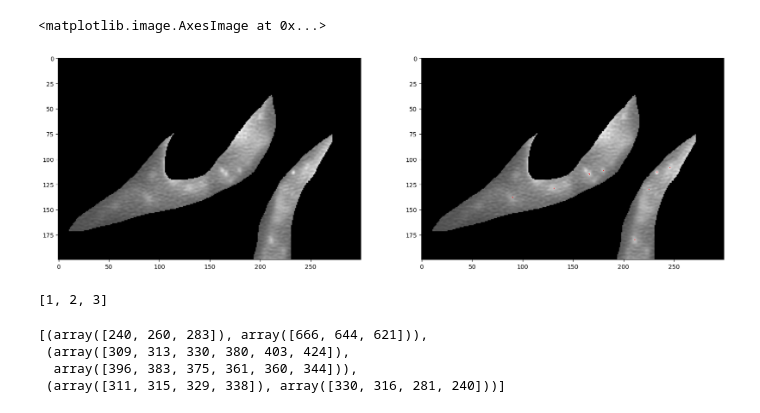
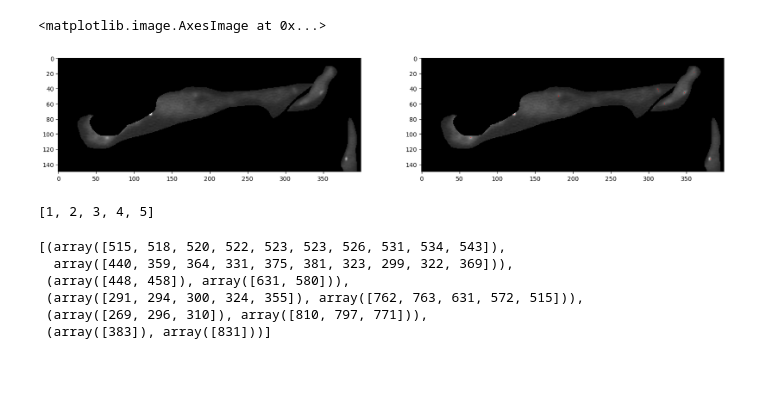
Before and after one commit to fmi-basel/singlemolecule-tracking, a Jupyter notebook: runs/2023-05-30_develop_spot-detection/spot_detection.ipynb, the cells around one changed output. Saved outputs shown, nothing was run; the diff lists cells and outputs as text; code cells hidden in the pictures; blank space fills up the shorter version.

```diff
--- a/runs/2023-05-30_develop_spot-detection/spot_detection.ipynb
+++ b/runs/2023-05-30_develop_spot-detection/spot_detection.ipynb
@@ -14,3 +13,5 @@ image = imread('/Volumes/gchao/bamfaile/Analysis/TUBB2B-KI/Batch20230223/D15/TUB
+# %%
+image = imread('/Users/abamford/Desktop/skimage-napari-tutorial/100tp_561-100-50ms-1000g_10_conf561_merged.tif')
 # %%
 denoised_img = image[:, 0]
 raw_img = image[:, 1]
@@ -19,3 +18,5 @@ mask = imread('/Volumes/gchao/bamfaile/Analysis/TUBB2B-KI/Batch20230223/D15/TUBB
+# %%
+mask = imread('/Users/abamford/Desktop/skimage-napari-tutorial/100tp_561-100-50ms-1000g_10_conf561_merged_ROI1-5.tif')
 # %%
 plt.imshow(mask > 0)
 # %% [output]
@@ -25,8 +26,8 @@ plt.imshow(mask > 0)
 # Mask out foreground (mask > 0) --> go from instance segmentation to semantic segmentation (fg vs bg)
 masked_cells = denoised_img * (mask > 0)
 # %%
-frame = 80
+frame = 82
 plt.figure(figsize=(10,10))
-plt.imshow(masked_cells[frame, 200:400,150:450], cmap='gray')
+plt.imshow(masked_cells[frame, 250:400,450:850], cmap='gray')
 # %% [output]
 <matplotlib.image.AxesImage at 0x...>
@@ -44,13 +51,13 @@ spot_cmap = ListedColormap([[0, 0, 0, 0], [1, 0, 0, 1]])
 # %%
 plt.figure(figsize=(20, 10))
 plt.subplot(1,2,1)
-plt.imshow(masked_cells[frame, 200:400,150:450], cmap='gray')
+plt.imshow(masked_cells[frame, 250:400,450:850], cmap='gray')
 plt.subplot(1,2,2)
-plt.imshow(masked_cells[frame, 200:400,150:450], cmap='gray')
-plt.imshow(spots[200:400,150:450], cmap=spot_cmap)
+plt.imshow(masked_cells[frame, 250:400,450:850], cmap='gray')
+plt.imshow(spots[250:400,450:850], cmap=spot_cmap)
 # %% [output]
 <matplotlib.image.AxesImage at 0x...>
-[figure, old version]
+[figure, new version]
 # %%
 # Assign spots to ROIs
 spots_per_roi = []
@@ -61,14 +68,16 @@ for label_id in roi_labels:
 # %%
 roi_labels
 # %% [output]
-[1, 2, 3]
+[1, 2, 3, 4, 5]
 # %%
 spots_per_roi
 # %% [output]
-[(array([240, 260, 283]), array([666, 644, 621])),
- (array([309, 313, 330, 380, 403, 424]),
-  array([396, 383, 375, 361, 360, 344])),
- (array([311, 315, 329, 338]), array([330, 316, 281, 240]))]
+[(array([515, 518, 520, 522, 523, 523, 526, 531, 534, 543]),
+  array([440, 359, 364, 331, 375, 381, 323, 299, 322, 369])),
+ (array([448, 458]), array([631, 580])),
+ (array([291, 294, 300, 324, 355]), array([762, 763, 631, 572, 515])),
+ (array([269, 296, 310]), array([810, 797, 771])),
+ (array([383]), array([831]))]
 # %%
 # subpixel localization of spots and visualization
 spot_size = 3
```
Also changed, not shown: parts of 15 cells of this notebook.
